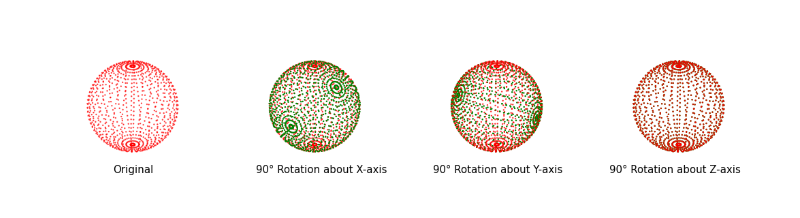
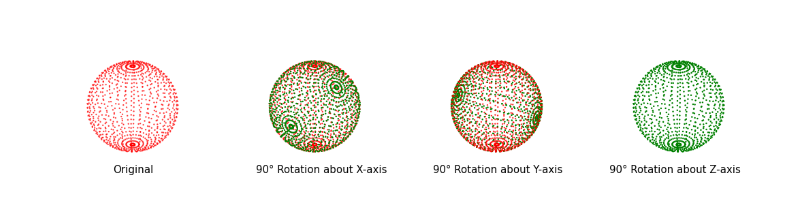
Before and after one commit to SoumyabrataKundu/Steerable, a Jupyter notebook: Plots.ipynb, the cells around one changed output. Cells and saved outputs as stored; diff of their text form; code cells hidden in the pictures.

```diff
--- a/Plots.ipynb
+++ b/Plots.ipynb
@@ -10,6 +11,5 @@ import Steerable.nn as snn
 # %%
 def spherical_grid_3d(n_angle):
-    # Voronoi Regions
     j = torch.arange(n_angle)
     theta, phi = torch.meshgrid(torch.pi * (j + 0.5) / n_angle, 2*torch.pi*(j+0.5) / n_angle, indexing='ij')
     x = (torch.sin(theta) * torch.cos(phi)).flatten()
@@ -38,37 +38,37 @@ def rotate_points(points, axis='x', angle_deg=90):
 def plot_rotated_vs_original(n_angle):
     points = spherical_grid_3d(n_angle)
     fig, axes = plt.subplots(nrows=1, ncols=4, subplot_kw={"projection": "3d"}, gridspec_kw={'hspace':0})
     fig.set_size_inches(15,4)
 
     for ax in axes:
         ax.set_xlim([-1.1, 1.1])
         ax.set_ylim([-1.1, 1.1])
         ax.set_zlim([-1.1, 1.1])
         ax.set_box_aspect([1, 1, 1])
         ax.axis('off')
 
-    # Plot original DH grid
+    # Plot original grid
     axes[0].scatter(points[0], points[1], points[2],
                 color='red', s=2, alpha=0.6, label='Original')
     fig.text(0.105,0.175,s=f'Original', fontsize=15)
 
     for i, rotation_axis in enumerate(['x', 'y', 'z']):
         rotated = rotate_points(points, axis=rotation_axis, angle_deg=90)
-
-        # Plot original DH grid
-        axes[i+1].scatter(points[0], points[1], points[2],
-                   color='red', s=2, alpha=0.7, label='Original')
+        if rotation_axis in ['x', 'y']:
+            # Plot original grid
+            axes[i+1].scatter(points[0], points[1], points[2],
+                    color='red', s=2, alpha=0.7, label='Original')
 
         # Plot rotated grid
         axes[i+1].scatter(rotated[0], rotated[1], rotated[2],
-                   color='green', s=2, alpha=1, label=f'Rotated about {rotation_axis.upper()}')
+                   color='green', s=2, alpha=1.0, label=f'Rotated about {rotation_axis.upper()}')
 
         fig.text(0.24*i + 0.3,0.175,s=f'90° Rotation about {rotation_axis.upper()}-axis', fontsize=15)
 
     plt.tight_layout()
     plt.show()
 
 # Main
 plot_rotated_vs_original(32)
 # %% [output]
-[figure, old version]
+[figure, new version]
```
Also changed, not shown: parts of 13 cells of this notebook, 1 other file.
